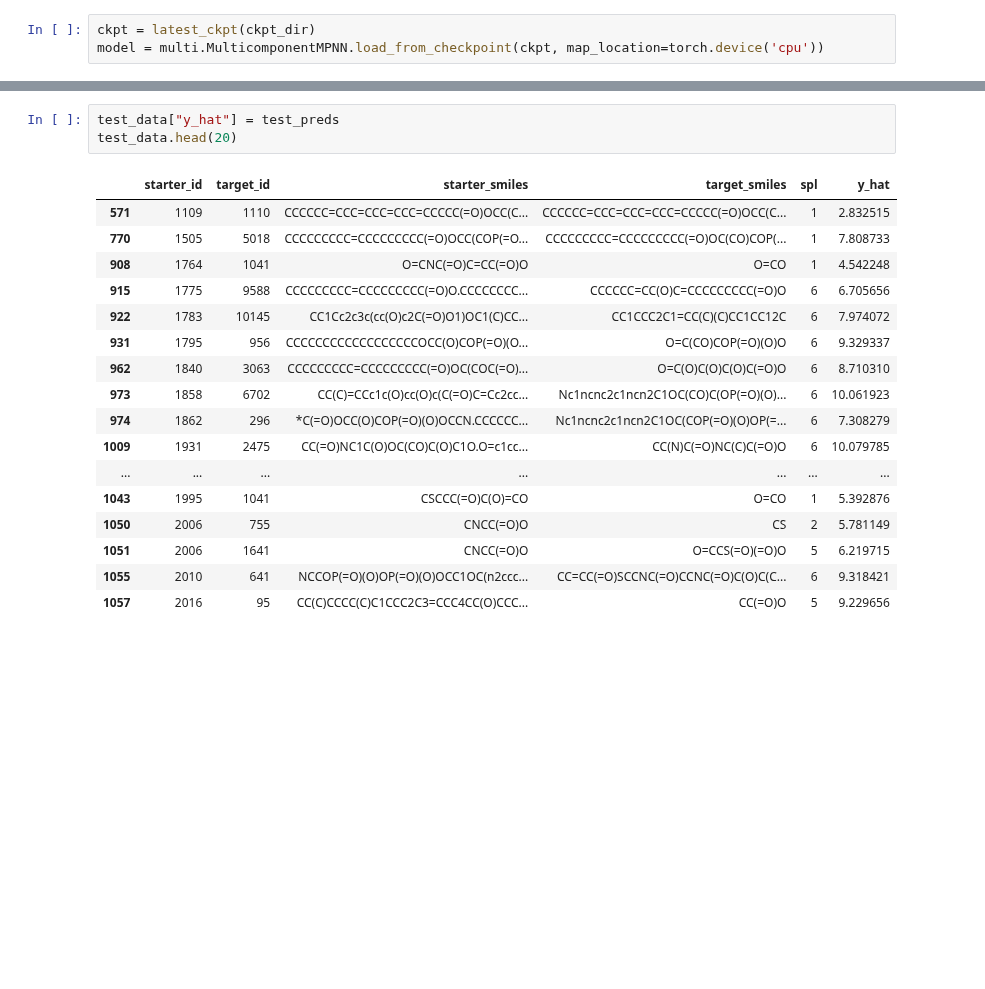
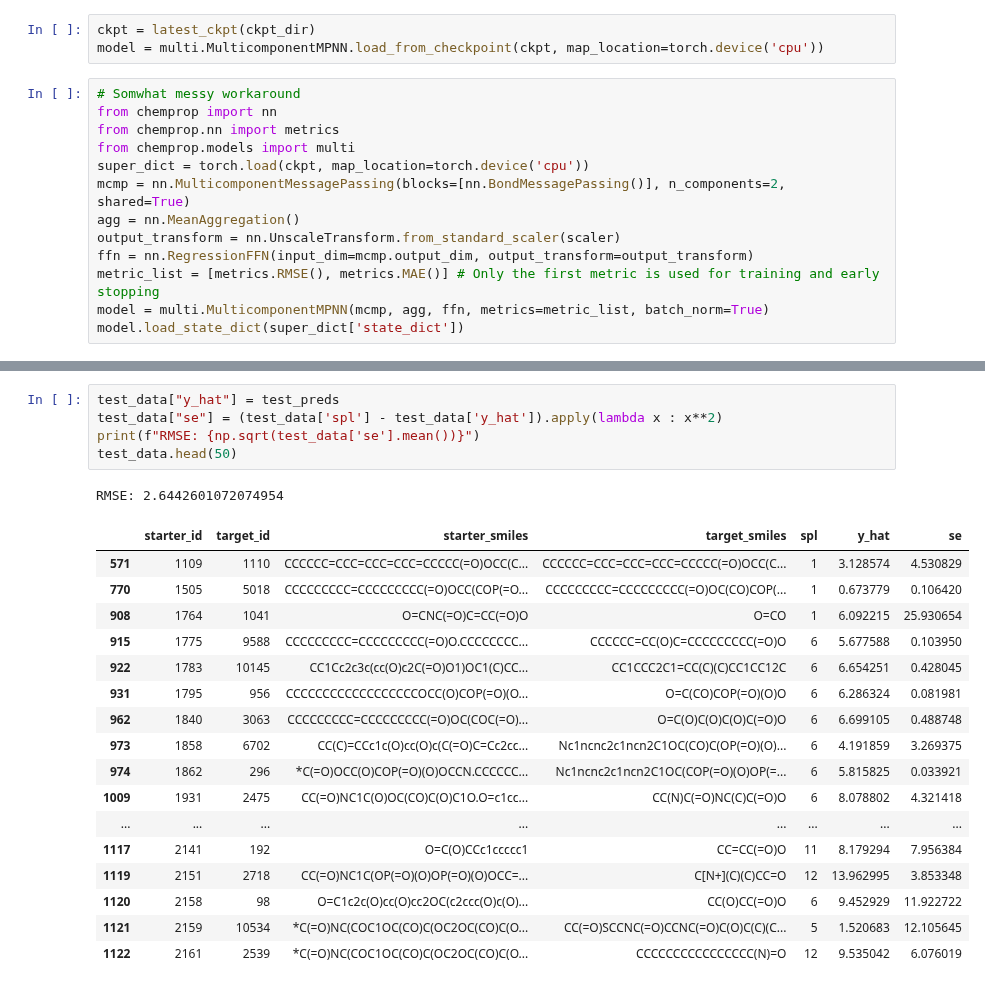
Before and after one commit to stefanpate/krxns, a Jupyter notebook: notebooks/spl_model_check.ipynb, the cells around one changed output, grey strips where cells are left out. Drawn from its saved outputs; the diff is of its cells as text; blank space fills up the shorter version.

```diff
--- a/notebooks/spl_model_check.ipynb
+++ b/notebooks/spl_model_check.ipynb
@@ -39,3 +35,16 @@ test_dataloader, _ = featurize_data(test_data, featurizer, train_mode=False)
 # %%
 ckpt = latest_ckpt(ckpt_dir)
 model = multi.MulticomponentMPNN.load_from_checkpoint(ckpt, map_location=torch.device('cpu'))
+# %%
+# Somwhat messy workaround
+from chemprop import nn
+from chemprop.nn import metrics
+from chemprop.models import multi
+super_dict = torch.load(ckpt, map_location=torch.device('cpu'))
+mcmp = nn.MulticomponentMessagePassing(blocks=[nn.BondMessagePassing()], n_components=2, shared=True)
+agg = nn.MeanAggregation()
+output_transform = nn.UnscaleTransform.from_standard_scaler(scaler)
+ffn = nn.RegressionFFN(input_dim=mcmp.output_dim, output_transform=output_transform)
+metric_list = [metrics.RMSE(), metrics.MAE()] # Only the first metric is used for training and early stopping
+model = multi.MulticomponentMPNN(mcmp, agg, ffn, metrics=metric_list, batch_norm=True)
+model.load_state_dict(super_dict['state_dict'])
@@ -58,24 +70,27 @@ HPU available: False, using: 0 HPUs
-# %%
-test_data["y_hat"] = test_preds
-test_data.head(20)
-# %% [output]
-|  | starter_id | target_id | starter_smiles | target_smiles | spl | y_hat |
-| 571 | 1109 | 1110 | CCCCCC=CCC=CCC=CCC=CCCCC(=O)OCC(C... | CCCCCC=CCC=CCC=CCC=CCCCC(=O)OCC(C... | 1 | 2.832515 |
-| 770 | 1505 | 5018 | CCCCCCCCC=CCCCCCCCC(=O)OCC(COP(=O... | CCCCCCCCC=CCCCCCCCC(=O)OC(CO)COP(... | 1 | 7.808733 |
-| 908 | 1764 | 1041 | O=CNC(=O)C=CC(=O)O | O=CO | 1 | 4.542248 |
-| 915 | 1775 | 9588 | CCCCCCCCC=CCCCCCCCC(=O)O.CCCCCCCC... | CCCCCC=CC(O)C=CCCCCCCCC(=O)O | 6 | 6.705656 |
-| 922 | 1783 | 10145 | CC1Cc2c3c(cc(O)c2C(=O)O1)OC1(C)CC... | CC1CCC2C1=CC(C)(C)CC1CC12C | 6 | 7.974072 |
-| 931 | 1795 | 956 | CCCCCCCCCCCCCCCCCCOCC(O)COP(=O)(O... | O=C(CO)COP(=O)(O)O | 6 | 9.329337 |
-| 962 | 1840 | 3063 | CCCCCCCCC=CCCCCCCCC(=O)OC(COC(=O)... | O=C(O)C(O)C(O)C(=O)O | 6 | 8.710310 |
-| 973 | 1858 | 6702 | CC(C)=CCc1c(O)cc(O)c(C(=O)C=Cc2cc... | Nc1ncnc2c1ncn2C1OC(CO)C(OP(=O)(O)... | 6 | 10.061923 |
-| 974 | 1862 | 296 | *C(=O)OCC(O)COP(=O)(O)OCCN.CCCCCC... | Nc1ncnc2c1ncn2C1OC(COP(=O)(O)OP(=... | 6 | 7.308279 |
-| 1009 | 1931 | 2475 | CC(=O)NC1C(O)OC(CO)C(O)C1O.O=c1cc... | CC(N)C(=O)NC(C)C(=O)O | 6 | 10.079785 |
-| ... | ... | ... | ... | ... | ... | ... |
-| 1043 | 1995 | 1041 | CSCCC(=O)C(O)=CO | O=CO | 1 | 5.392876 |
-| 1050 | 2006 | 755 | CNCC(=O)O | CS | 2 | 5.781149 |
-| 1051 | 2006 | 1641 | CNCC(=O)O | O=CCS(=O)(=O)O | 5 | 6.219715 |
-| 1055 | 2010 | 641 | NCCOP(=O)(O)OP(=O)(O)OCC1OC(n2ccc... | CC=CC(=O)SCCNC(=O)CCNC(=O)C(O)C(C... | 6 | 9.318421 |
-| 1057 | 2016 | 95 | CC(C)CCCC(C)C1CCC2C3=CCC4CC(O)CCC... | CC(=O)O | 5 | 9.229656 |
+# %%
+test_data["y_hat"] = test_preds
+test_data["se"] = (test_data['spl'] - test_data['y_hat']).apply(lambda x : x**2)
+print(f"RMSE: {np.sqrt(test_data['se'].mean())}")
+test_data.head(50)
+# %% [output]
+RMSE: 2.6442601072074954
+|  | starter_id | target_id | starter_smiles | target_smiles | spl | y_hat | se |
+| 571 | 1109 | 1110 | CCCCCC=CCC=CCC=CCC=CCCCC(=O)OCC(C... | CCCCCC=CCC=CCC=CCC=CCCCC(=O)OCC(C... | 1 | 3.128574 | 4.530829 |
+| 770 | 1505 | 5018 | CCCCCCCCC=CCCCCCCCC(=O)OCC(COP(=O... | CCCCCCCCC=CCCCCCCCC(=O)OC(CO)COP(... | 1 | 0.673779 | 0.106420 |
+| 908 | 1764 | 1041 | O=CNC(=O)C=CC(=O)O | O=CO | 1 | 6.092215 | 25.930654 |
+| 915 | 1775 | 9588 | CCCCCCCCC=CCCCCCCCC(=O)O.CCCCCCCC... | CCCCCC=CC(O)C=CCCCCCCCC(=O)O | 6 | 5.677588 | 0.103950 |
+| 922 | 1783 | 10145 | CC1Cc2c3c(cc(O)c2C(=O)O1)OC1(C)CC... | CC1CCC2C1=CC(C)(C)CC1CC12C | 6 | 6.654251 | 0.428045 |
+| 931 | 1795 | 956 | CCCCCCCCCCCCCCCCCCOCC(O)COP(=O)(O... | O=C(CO)COP(=O)(O)O | 6 | 6.286324 | 0.081981 |
+| 962 | 1840 | 3063 | CCCCCCCCC=CCCCCCCCC(=O)OC(COC(=O)... | O=C(O)C(O)C(O)C(=O)O | 6 | 6.699105 | 0.488748 |
+| 973 | 1858 | 6702 | CC(C)=CCc1c(O)cc(O)c(C(=O)C=Cc2cc... | Nc1ncnc2c1ncn2C1OC(CO)C(OP(=O)(O)... | 6 | 4.191859 | 3.269375 |
+| 974 | 1862 | 296 | *C(=O)OCC(O)COP(=O)(O)OCCN.CCCCCC... | Nc1ncnc2c1ncn2C1OC(COP(=O)(O)OP(=... | 6 | 5.815825 | 0.033921 |
+| 1009 | 1931 | 2475 | CC(=O)NC1C(O)OC(CO)C(O)C1O.O=c1cc... | CC(N)C(=O)NC(C)C(=O)O | 6 | 8.078802 | 4.321418 |
+| ... | ... | ... | ... | ... | ... | ... | ... |
+| 1117 | 2141 | 192 | O=C(O)CCc1ccccc1 | CC=CC(=O)O | 11 | 8.179294 | 7.956384 |
+| 1119 | 2151 | 2718 | CC(=O)NC1C(OP(=O)(O)OP(=O)(O)OCC=... | C[N+](C)(C)CC=O | 12 | 13.962995 | 3.853348 |
+| 1120 | 2158 | 98 | O=C1c2c(O)cc(O)cc2OC(c2ccc(O)c(O)... | CC(O)CC(=O)O | 6 | 9.452929 | 11.922722 |
+| 1121 | 2159 | 10534 | *C(=O)NC(COC1OC(CO)C(OC2OC(CO)C(O... | CC(=O)SCCNC(=O)CCNC(=O)C(O)C(C)(C... | 5 | 1.520683 | 12.105645 |
+| 1122 | 2161 | 2539 | *C(=O)NC(COC1OC(CO)C(OC2OC(CO)C(O... | CCCCCCCCCCCCCCCC(N)=O | 12 | 9.535042 | 6.076019 |
 # %%
 # Loss curves
 lc = pd.read_csv(log_dir / "metrics.csv", sep=',')
```
Also changed, not shown: parts of 5 cells of this notebook, 1 other file.
